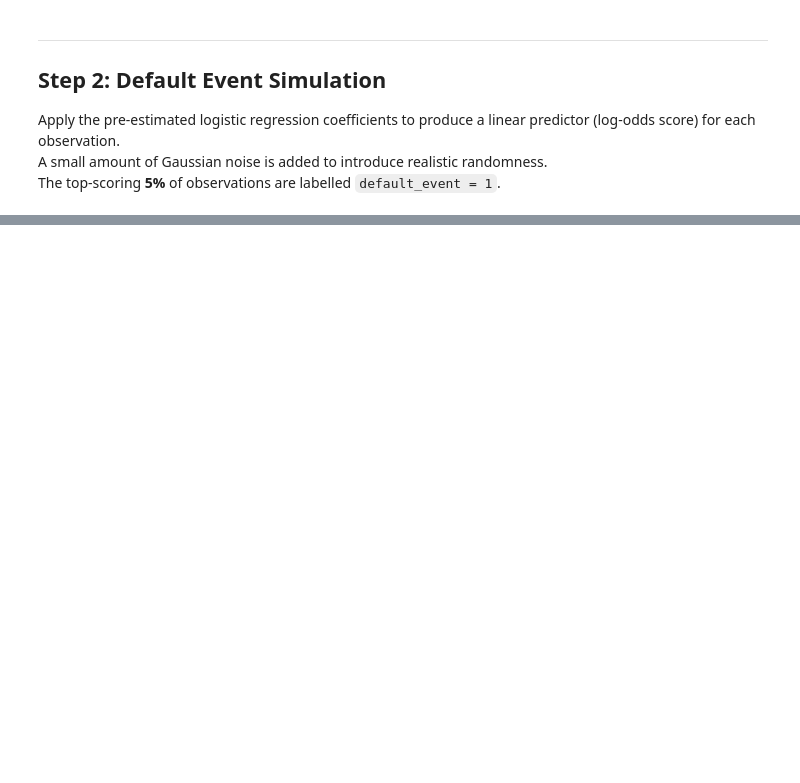
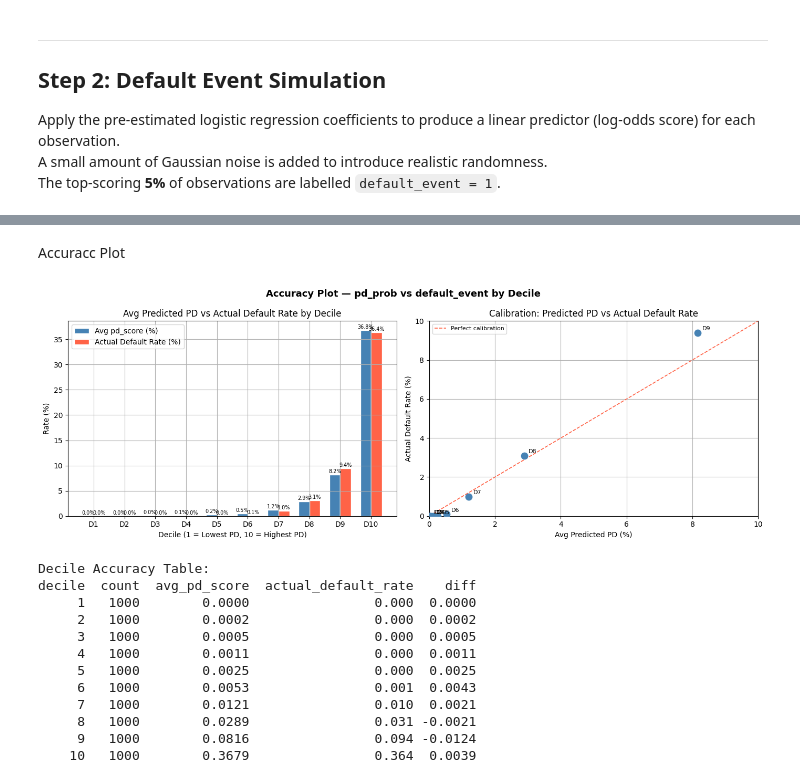
Before and after one commit to ChaoyiWu/Impairment_Framework, a Jupyter notebook: pd_model_showcase.ipynb, the cells around one changed output, grey strips where cells are left out. Cells and saved outputs as stored; diff of their text form; code cells hidden in the pictures; blank space fills up the shorter version.

```diff
--- a/pd_model_showcase.ipynb
+++ b/pd_model_showcase.ipynb
@@ -318,12 +455,14 @@ print(bucket_stats[['total', 'defaults', 'default_rate', 'lift', 'cum_capture_ra
+# %% [markdown]
+Accuracc Plot
 # %%
 # ── Accuracy Plot: Average pd_prob vs Actual Default Rate by Decile ───────────
-acc_df = df[['pd_prob', 'default_event']].copy()
-acc_df['decile'] = pd.qcut(acc_df['pd_prob'], q=10, labels=range(1, 11))
+acc_df = df_scored[['pd_score', 'default_event']].copy()
+acc_df['decile'] = pd.qcut(acc_df['pd_score'], q=10, labels=range(1, 11))
 
 decile_stats = (
     acc_df.groupby('decile', observed=True)
     .agg(
-        avg_pd_prob=('pd_prob', 'mean'),
+        avg_pd_score=('pd_score', 'mean'),
         actual_default_rate=('default_event', 'mean'),
         count=('default_event', 'count'),
     )
@@ -336,8 +475,8 @@ x = decile_stats['decile'].astype(int)
 width = 0.35
 
 # ── Panel 1: Grouped bar chart ────────────────────────────────────────────────
-bars1 = axes[0].bar(x - width / 2, decile_stats['avg_pd_prob'] * 100,
-                    width=width, label='Avg pd_prob (%)', color='steelblue', edgecolor='white')
+bars1 = axes[0].bar(x - width / 2, decile_stats['avg_pd_score'] * 100,
+                    width=width, label='Avg pd_score (%)', color='steelblue', edgecolor='white')
 bars2 = axes[0].bar(x + width / 2, decile_stats['actual_default_rate'] * 100,
                     width=width, label='Actual Default Rate (%)', color='tomato', edgecolor='white')
 
@@ -345,36 +484,52 @@ axes[0].set_xticks(x)
 axes[0].set_xticklabels([f'D{i}' for i in x])
 axes[0].set_xlabel('Decile (1 = Lowest PD, 10 = Highest PD)')
 axes[0].set_ylabel('Rate (%)')
 axes[0].set_title('Avg Predicted PD vs Actual Default Rate by Decile')
 axes[0].legend()
 for bar in bars1:
     axes[0].text(bar.get_x() + bar.get_width() / 2, bar.get_height() + 0.1,
                  f'{bar.get_height():.1f}%', ha='center', va='bottom', fontsize=7)
 for bar in bars2:
     axes[0].text(bar.get_x() + bar.get_width() / 2, bar.get_height() + 0.1,
                  f'{bar.get_height():.1f}%', ha='center', va='bottom', fontsize=7)
 
 # ── Panel 2: Scatter / calibration line ───────────────────────────────────────
-axes[1].scatter(decile_stats['avg_pd_prob'] * 100,
+axes[1].scatter(decile_stats['avg_pd_score'] * 100,
                 decile_stats['actual_default_rate'] * 100,
                 color='steelblue', s=80, zorder=3)
 for _, row in decile_stats.iterrows():
     axes[1].annotate(f"D{int(row['decile'])}",
-                     (row['avg_pd_prob'] * 100, row['actual_default_rate'] * 100),
+                     (row['avg_pd_score'] * 100, row['actual_default_rate'] * 100),
                      textcoords='offset points', xytext=(6, 3), fontsize=8)
 
-# Perfect calibration line
-lim_max = max(decile_stats['avg_pd_prob'].max(), decile_stats['actual_default_rate'].max()) * 100 * 1.1
+# Perfect calibration line — axis capped at 10%
+lim_max = 10
 axes[1].plot([0, lim_max], [0, lim_max], color='tomato', linestyle='--', lw=1.2, label='Perfect calibration')
+axes[1].set_xlim(0, lim_max)
+axes[1].set_ylim(0, lim_max)
 axes[1].set_xlabel('Avg Predicted PD (%)')
 axes[1].set_ylabel('Actual Default Rate (%)')
 axes[1].set_title('Calibration: Predicted PD vs Actual Default Rate')
 axes[1].legend(fontsize=8)
 
 fig.suptitle('Accuracy Plot — pd_prob vs default_event by Decile', fontsize=13, fontweight='bold')
 plt.tight_layout()
 plt.show()
 
 print('\nDecile Accuracy Table:')
-decile_stats['diff'] = (decile_stats['avg_pd_prob'] - decile_stats['actual_default_rate']).round(4)
-print(decile_stats[['decile', 'count', 'avg_pd_prob', 'actual_default_rate', 'diff']].round(4).to_string(index=False))
+decile_stats['diff'] = (decile_stats['avg_pd_score'] - decile_stats['actual_default_rate']).round(4)
+print(decile_stats[['decile', 'count', 'avg_pd_score', 'actual_default_rate', 'diff']].round(4).to_string(index=False))
+# %% [output]
+[figure, added]
+Decile Accuracy Table:
+decile  count  avg_pd_score  actual_default_rate    diff
+     1   1000        0.0000                0.000  0.0000
+     2   1000        0.0002                0.000  0.0002
+     3   1000        0.0005                0.000  0.0005
+     4   1000        0.0011                0.000  0.0011
+     5   1000        0.0025                0.000  0.0025
+     6   1000        0.0053                0.001  0.0043
+     7   1000        0.0121                0.010  0.0021
+     8   1000        0.0289                0.031 -0.0021
+     9   1000        0.0816                0.094 -0.0124
+    10   1000        0.3679                0.364  0.0039
```
Also changed, not shown: parts of 24 cells of this notebook, 1 other file.
